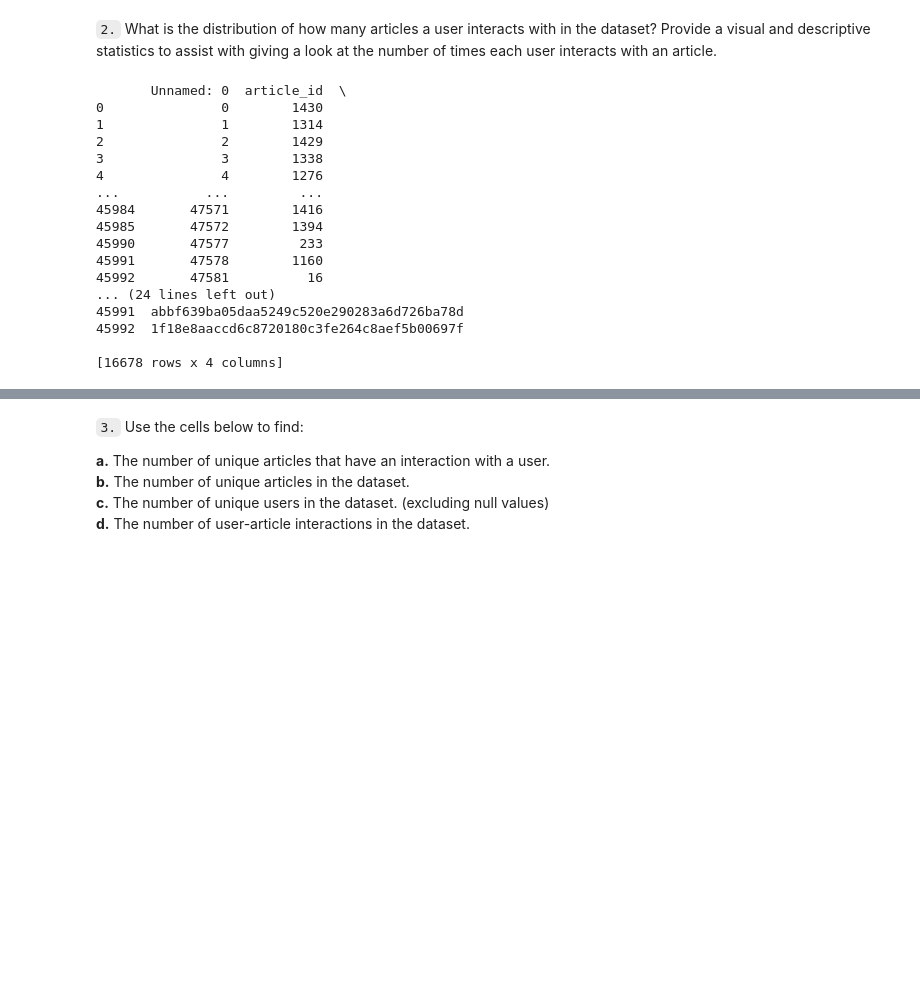
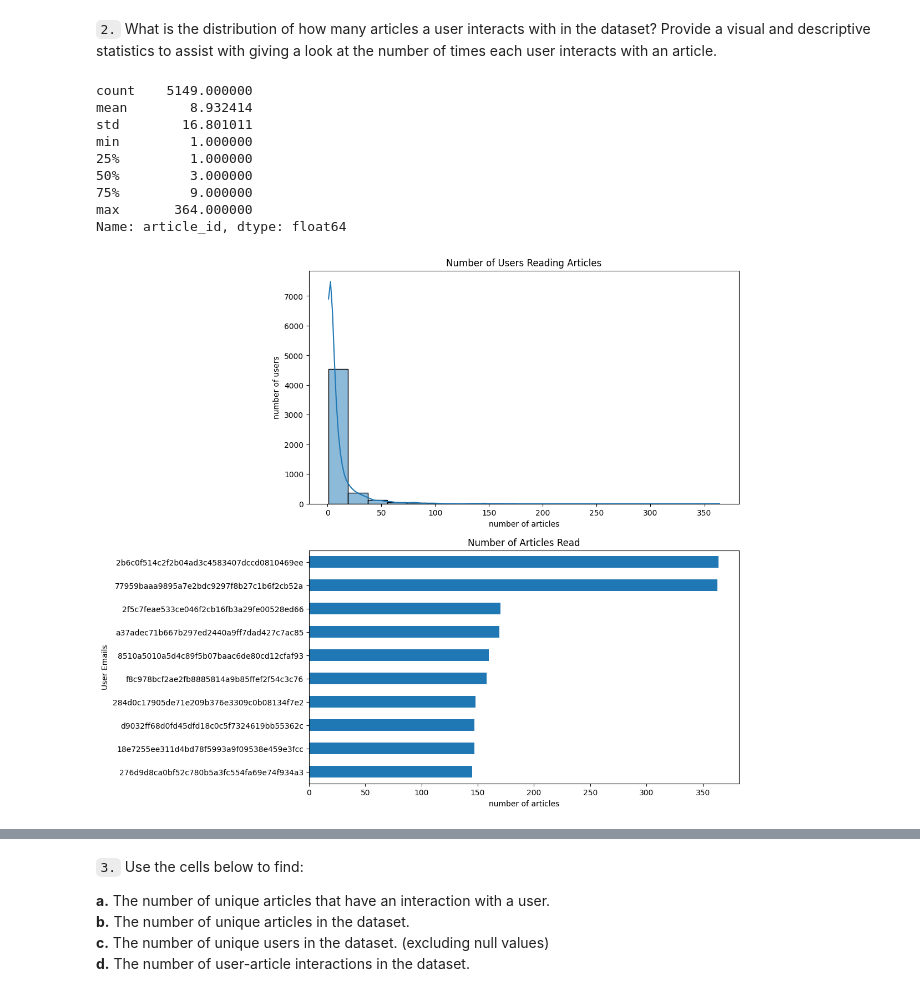
Before and after one commit to danielzbarnes/data-science-recommendation-system, a Jupyter notebook: Recommendations_with_IBM.ipynb, the cells around one changed output, grey strips where cells are left out. Saved outputs shown, nothing was run; the diff lists cells and outputs as text; code cells hidden in the pictures; blank space fills up the shorter version.

```diff
--- a/Recommendations_with_IBM.ipynb
+++ b/Recommendations_with_IBM.ipynb
@@ -98,24 +98,36 @@ df[df.email.isna()]
 `2.` What is the distribution of how many articles a user interacts with in the dataset?  Provide a visual and descriptive statistics to assist with giving a look at the number of times each user interacts with an article.
 # %%
 # What are the descriptive statistics of the number of articles a user interacts with?
-user_interactions = df.groupby('email')
-print(user_interactions.head())
+user_interactions = df.groupby('email')['article_id'].count().sort_values(ascending=False)
+user_interactions.describe()
 # %% [output]
-       Unnamed: 0  article_id  \
-0               0        1430
-1               1        1314
-2               2        1429
-3               3        1338
-4               4        1276
-...           ...         ...
-45984       47571        1416
-45985       47572        1394
-45990       47577         233
-45991       47578        1160
-45992       47581          16
-... (24 lines left out)
-45991  abbf639ba05daa5249c520e290283a6d726ba78d
-45992  1f18e8aaccd6c8720180c3fe264c8aef5b00697f
-
-[16678 rows x 4 columns]
+count    5149.000000
+mean        8.932414
+std        16.801011
+min         1.000000
+25%         1.000000
+50%         3.000000
+75%         9.000000
+max       364.000000
+Name: article_id, dtype: float64
+# %%
+# Create a plot of the number of articles read by each user
+top_ten_users = user_interactions.sort_values(ascending=False).head(10)
+top_ten_display = top_ten_users.sort_values(ascending=True)
+
+
+fig, ax = plt.subplots(2,1, figsize=(10,12))
+sns.histplot(user_interactions,kde=True, bins=20, ax=ax[0])
+ax[0].set_xlabel('number of articles')
+ax[0].set_ylabel('number of users')
+ax[0].set_title('Number of Users Reading Articles')
+
+top_ten_display.plot(kind='barh', ax=ax[1])
+# sns.barplot(x=top_ten_users.index, y=top_ten_users.values, orient='h')
+ax[1].set_xlabel('number of articles')
+ax[1].set_ylabel('User Emails')
+ax[1].set_title('Number of Articles Read')
+plt.show()
+# %% [output]
+[figure, added]
 # %%
```
Also changed, not shown: parts of 55 cells of this notebook.
